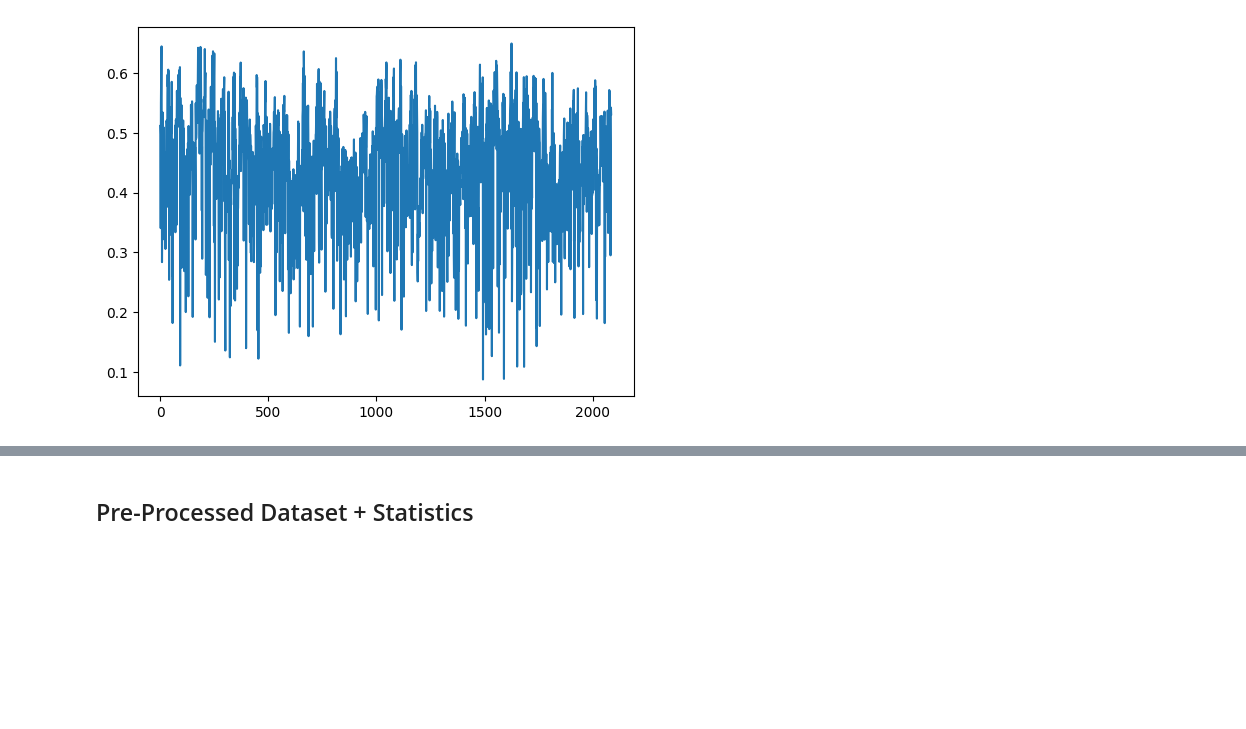
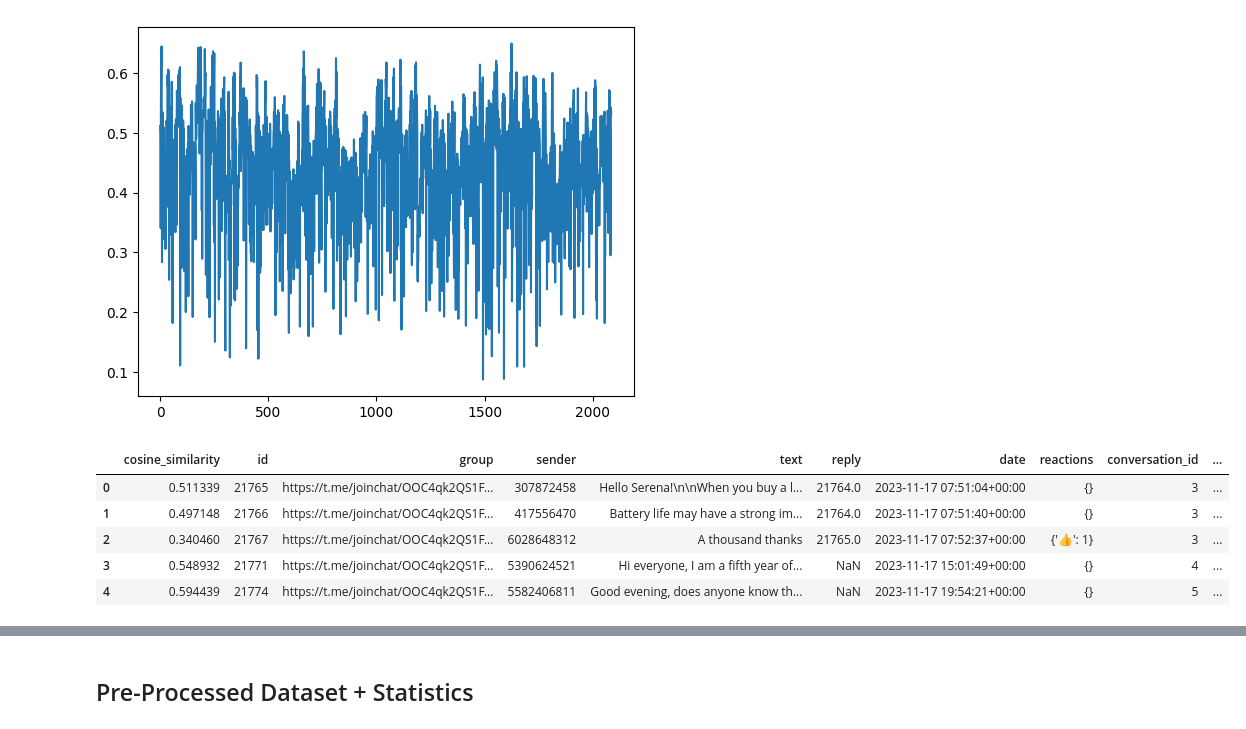
Before and after one commit to amirmosio/telegram-event-detection, a Jupyter notebook: data_analysis/dataset_analysis.ipynb, the cells around one changed output, grey strips where cells are left out. Drawn from its saved outputs; the diff is of its cells as text; code cells hidden in the pictures; blank space fills up the shorter version.

```diff
--- a/data_analysis/dataset_analysis.ipynb
+++ b/data_analysis/dataset_analysis.ipynb
@@ -376,11 +380,23 @@ embeddings.shape
 ## Testing the Cosine Similaritites Method on the Original Dataset
 # %%
 k1 = 12
-og_similarities = cosine_similarities_last_k_sliding_window(embeddings, k1)
+og_similarities, indxs = cosine_similarities_last_k_sliding_window(embeddings, k1)
 
 plt.plot(og_similarities)
 plt.show()
 # %% [output]
 [figure]
+# %%
+similarities_messages = df.iloc[indxs]
+similarities_messages.reset_index(drop=True, inplace=True)
+similarities_messages.insert(0, 'cosine_similarity', og_similarities)
+similarities_messages.head()
+# %% [output]
+|  | cosine_similarity | id | group | sender | text | reply | date | reactions | conversation_id | ... |
+| 0 | 0.511339 | 21765 | https://t.me/joinchat/OOC4qk2QS1F... | 307872458 | Hello Serena!\n\nWhen you buy a l... | 21764.0 | 2023-11-17 07:51:04+00:00 | {} | 3 | ... |
+| 1 | 0.497148 | 21766 | https://t.me/joinchat/OOC4qk2QS1F... | 417556470 | Battery life may have a strong im... | 21764.0 | 2023-11-17 07:51:40+00:00 | {} | 3 | ... |
+| 2 | 0.340460 | 21767 | https://t.me/joinchat/OOC4qk2QS1F... | 6028648312 | A thousand thanks | 21765.0 | 2023-11-17 07:52:37+00:00 | {'👍': 1} | 3 | ... |
+| 3 | 0.548932 | 21771 | https://t.me/joinchat/OOC4qk2QS1F... | 5390624521 | Hi everyone, I am a fifth year of... | NaN | 2023-11-17 15:01:49+00:00 | {} | 4 | ... |
+| 4 | 0.594439 | 21774 | https://t.me/joinchat/OOC4qk2QS1F... | 5582406811 | Good evening, does anyone know th... | NaN | 2023-11-17 19:54:21+00:00 | {} | 5 | ... |
 # %%
 treshold = find_suitable_treshold(og_similarities, df)
```
Also changed, not shown: parts of 13 cells of this notebook, 1 other file.
